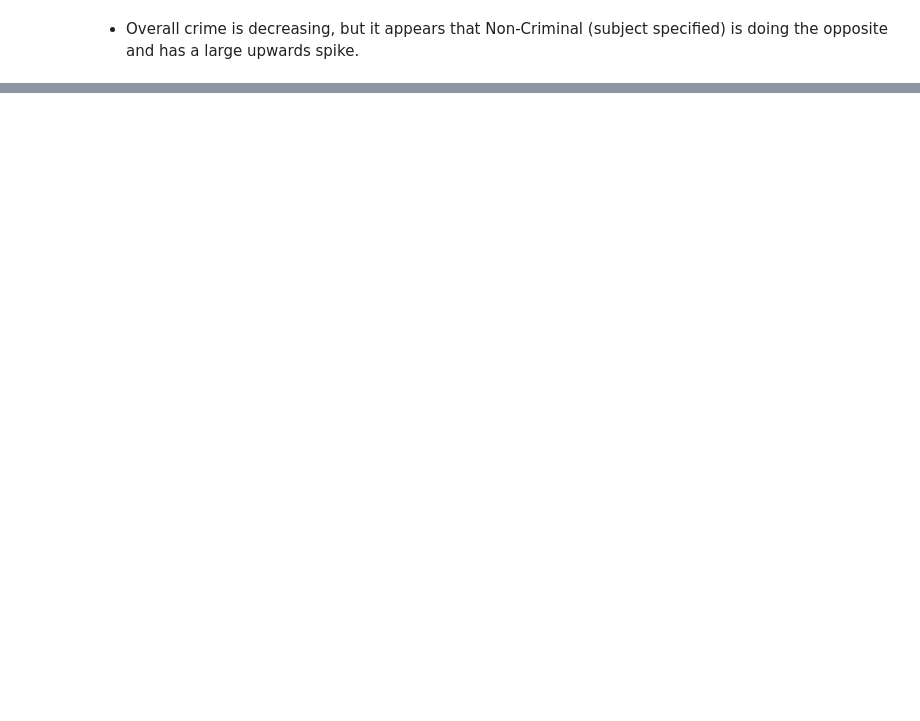
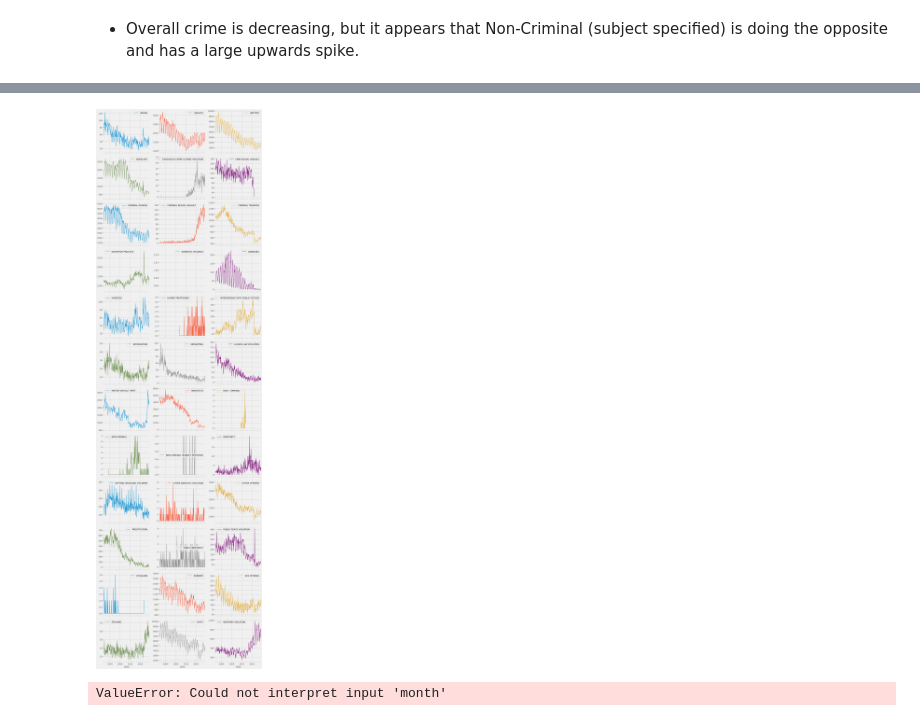
Before and after one commit to Mhoover41/Project-4-Chicago-Crime-Data, a Jupyter notebook: Project 4 Chicago Crime Data.ipynb, the cells around one changed output, grey strips where cells are left out. Drawn from its saved outputs; the diff is of its cells as text; code cells hidden in the pictures; blank space fills up the shorter version.

```diff
--- a/Project 4 Chicago Crime Data.ipynb
+++ b/Project 4 Chicago Crime Data.ipynb
@@ -496,0 +549,14 @@ for crime in crime_list:
+# %%
+# Plot the data
+monthly_crimes_unstack.plot(subplots=True, layout=(-1, 3), figsize=(15, 50))
+plt.tight_layout()
+plt.show()
+# %% [output]
+[figure, added]
+# %%
+# assuming month_sum_df is a DataFrame with columns 'month' and 'count'
+g = sns.catplot(data=monthly_crimes_unstack, x='Date', y='count', kind='bar', col='month', col_wrap=4)
+g.set_titles(col_template='{col_name}')
+plt.show()
+# %% [output]
+ValueError: Could not interpret input 'month'
```
Also changed, not shown: parts of 43 cells of this notebook.
